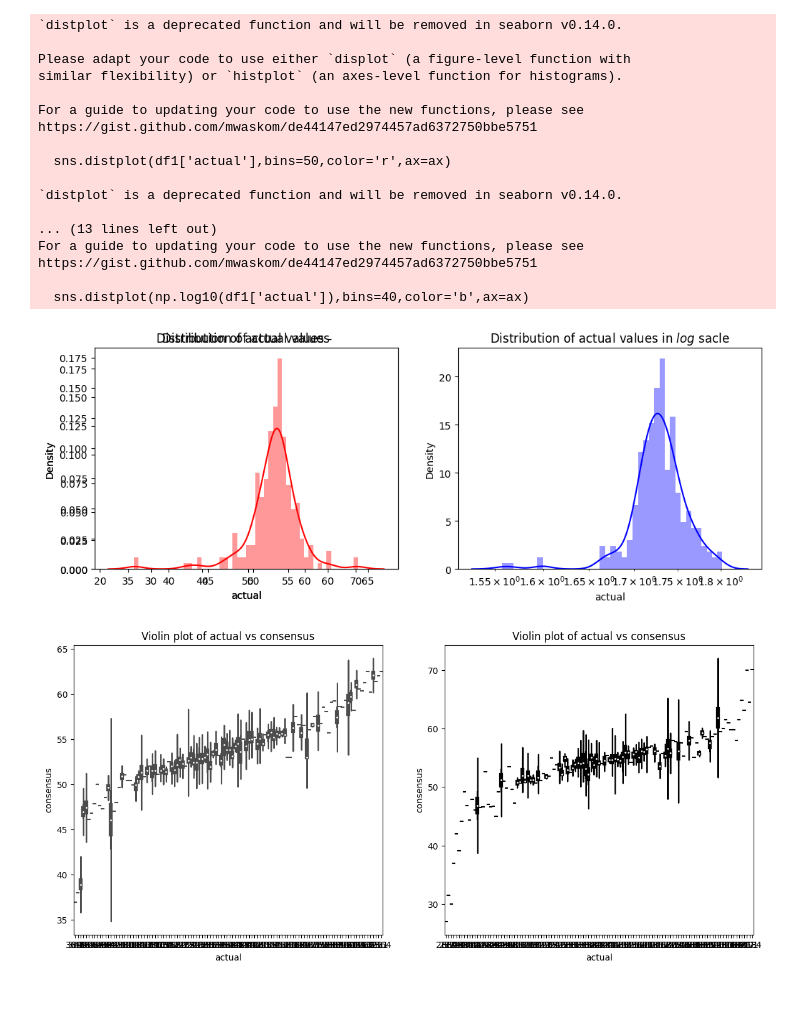
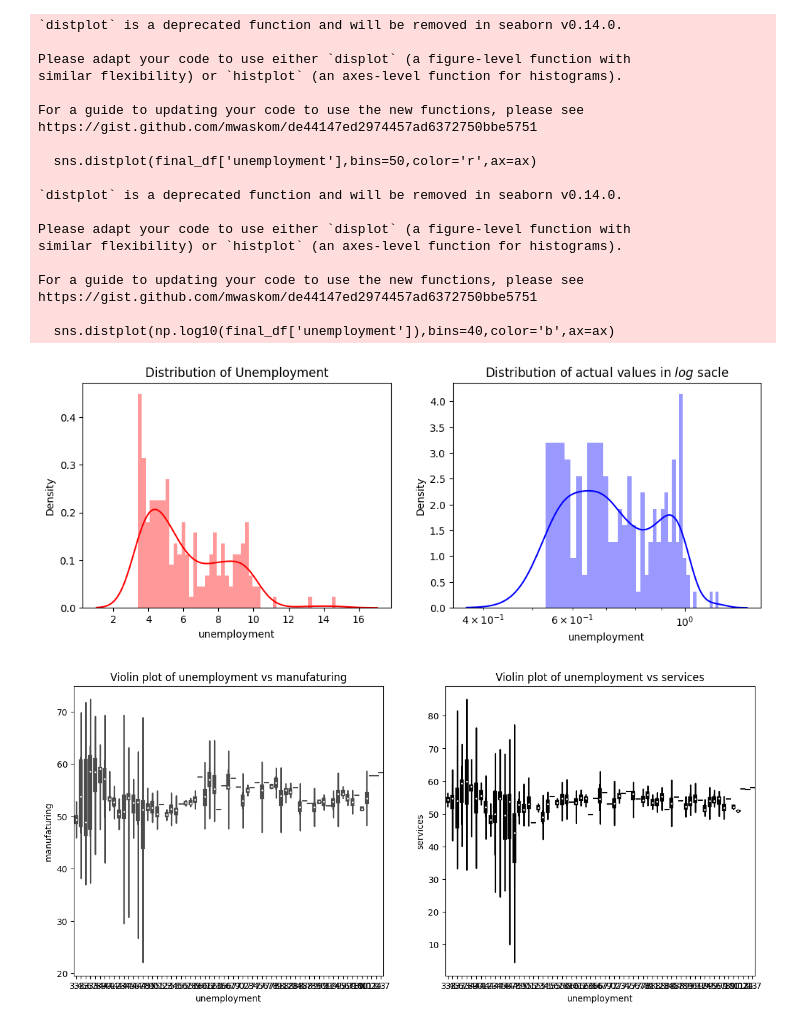
Before and after one commit to Suraj6E/RegressionAnalysis_USD, a Jupyter notebook: DataCleanUP.ipynb, the cells around one changed output. Saved outputs shown, nothing was run; the diff lists cells and outputs as text; code cells hidden in the pictures; blank space fills up the shorter version.

```diff
--- a/DataCleanUP.ipynb
+++ b/DataCleanUP.ipynb
@@ -11,8 +11,8 @@ file_path = './data/USD_Manufacturing_PMI.json'
 df1 = pd.read_json(file_path);
 
 # Read the JSON file into a pandas DataFrame
-file_path = './data/USD_Unemployment_Rate.json.json'
-Unemployment = pd.read_json(file_path);
+file_path = './data/USD_Unemployment_Rate.json'
+UnemploymentRate = pd.read_json(file_path);
 
 
 # Read the JSON file into a pandas DataFrame
@@ -20,16 +20,21 @@ file_path = './data/USD_Services_PMI.json'
 df2 = pd.read_json(file_path);
 
 
-sns.lmplot(x='actual',y='consensus',data=df1,aspect=2,height=6)
-plt.xlabel('Boby Mass Index$(kg/m^2)$: as Independent variable')
-plt.ylabel('Insurance Charges: as Dependent variable')
-plt.title('Charge Vs BMI');
+final_df = pd.DataFrame();
+final_df['unemployment'] = UnemploymentRate['actual'];
+final_df['manufaturing'] = df1['actual'];
+final_df['services'] = df2['actual'];
+
+
+
+sns.lmplot(x='unemployment',y='manufaturing',data=final_df,aspect=2,height=6)
+plt.xlabel('Unemployment Rate ')
+plt.ylabel('Manufaturing PMI')
+plt.title('UnemploymentRate Vs Manufacturing_PMI');
+
 
 
 plt.figure(figsize=(12,4))
-sns.heatmap(df1.isnull(),cbar=False,cmap='viridis',yticklabels=False)
+sns.heatmap(final_df.isnull(),cbar=False,cmap='viridis',yticklabels=False)
 plt.title('Missing value in the dataset');
-
-# corr = df1.corr()
-# sns.heatmap(corr, cmap = 'Wistia', annot= True);
 # %% [output]
@@ -37,56 +60,49 @@ FileNotFoundError: File ./data/USD - Unemployment Rate.json.json does not exist
 # %%
 f= plt.figure(figsize=(12,4))
 
 ax=f.add_subplot(121)
-sns.distplot(df1['actual'],bins=50,color='r',ax=ax)
-ax.set_title('Distribution of actual values')
+sns.distplot(final_df['unemployment'],bins=50,color='r',ax=ax)
+ax.set_title('Distribution of Unemployment')
 
-ax=f.add_subplot(121)
-sns.distplot(df2['actual'],bins=50,color='r',ax=ax)
-ax.set_title('Distribution of actual values - ')
+# ax=f.add_subplot(121)
+# sns.distplot(final_df['manufaturing'],bins=50,color='r',ax=ax)
+# ax.set_title('Distribution of actual values - ')
 
 ax=f.add_subplot(122)
-sns.distplot(np.log10(df1['actual']),bins=40,color='b',ax=ax)
+sns.distplot(np.log10(final_df['unemployment']),bins=40,color='b',ax=ax)
 ax.set_title('Distribution of actual values in $log$ sacle')
 ax.set_xscale('log');
 # %% [output]
 `distplot` is a deprecated function and will be removed in seaborn v0.14.0.
 
 Please adapt your code to use either `displot` (a figure-level function with
 similar flexibility) or `histplot` (an axes-level function for histograms).
 
 For a guide to updating your code to use the new functions, please see
 https://gist.github.com/mwaskom/de44147ed2974457ad6372750bbe5751
 
-  sns.distplot(df1['actual'],bins=50,color='r',ax=ax)
+  sns.distplot(final_df['unemployment'],bins=50,color='r',ax=ax)
 
 `distplot` is a deprecated function and will be removed in seaborn v0.14.0.
 
-... (13 lines left out)
+Please adapt your code to use either `displot` (a figure-level function with
+similar flexibility) or `histplot` (an axes-level function for histograms).
+
 For a guide to updating your code to use the new functions, please see
 https://gist.github.com/mwaskom/de44147ed2974457ad6372750bbe5751
 
-  sns.distplot(np.log10(df1['actual']),bins=40,color='b',ax=ax)
+  sns.distplot(np.log10(final_df['unemployment']),bins=40,color='b',ax=ax)
-[figure, old version]
+[figure, new version]
 # %%
-
-df1['consensus'] = df1['consensus'].fillna(method='ffill')
-df1['actual'] = df1['actual'].fillna(method='ffill')
-
-#replacing NaN value of consensus and actual with it's previous value
-
-df2['consensus'] = df2['consensus'].fillna(method='ffill')
-df2['actual'] = df2['actual'].fillna(method='ffill')
-
 
 
 f = plt.figure(figsize=(14,6))
 ax = f.add_subplot(121)
-sns.violinplot(x='actual', y='consensus',data=df1,palette='Wistia',ax=ax)
-ax.set_title('Violin plot of actual vs consensus')
+sns.violinplot(x='unemployment', y='manufaturing',data=final_df,palette='Wistia',ax=ax)
+ax.set_title('Violin plot of unemployment vs manufaturing')
 
 ax = f.add_subplot(122)
-sns.violinplot(x='actual', y='consensus',data=df2,palette='magma',ax=ax)
-ax.set_title('Violin plot of actual vs consensus');
+sns.violinplot(x='unemployment', y='services',data=final_df,palette='magma',ax=ax)
+ax.set_title('Violin plot of unemployment vs services');
 # %% [output]
-[figure, old version]
+[figure, new version]
```
Also changed, not shown: parts of 16 cells of this notebook, 1 other file.
